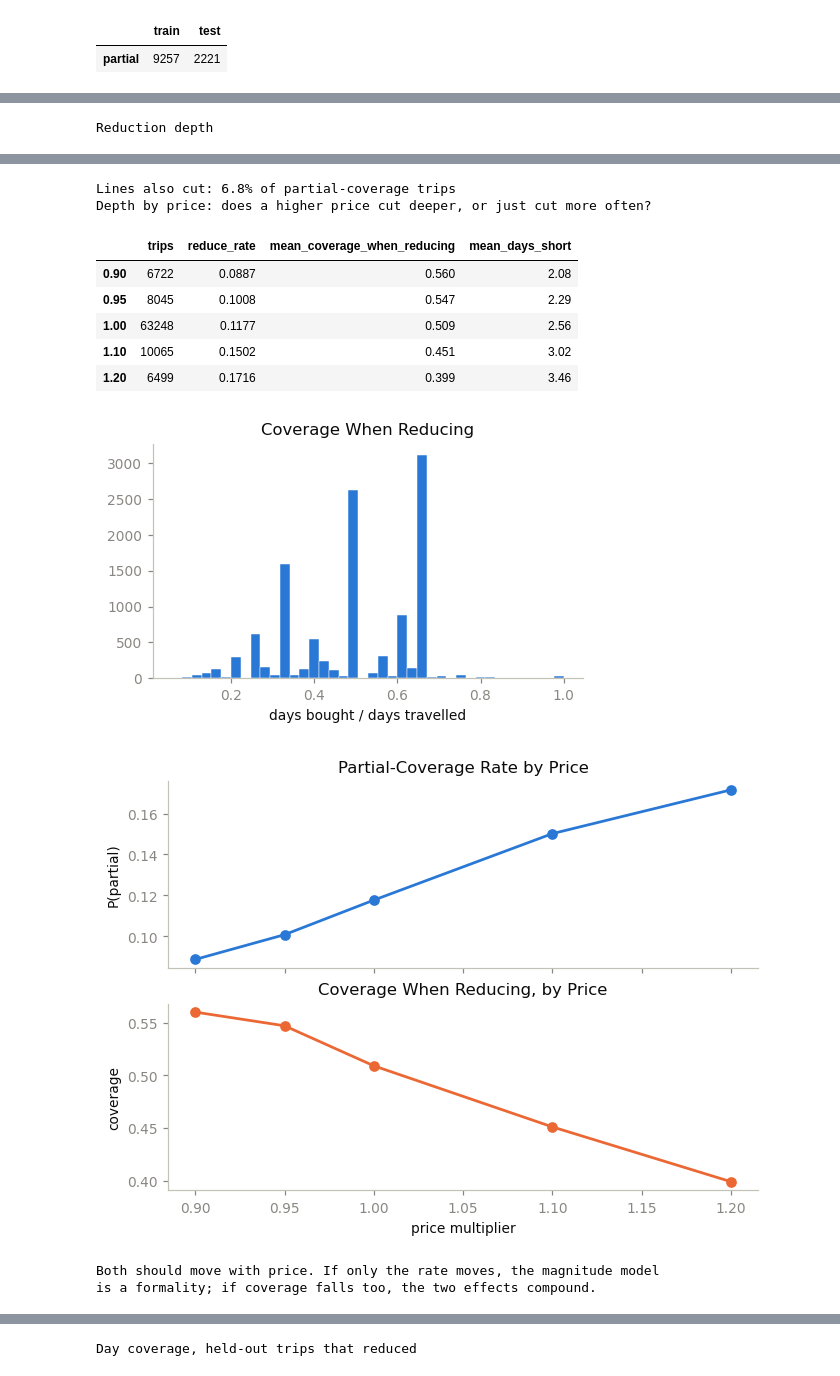
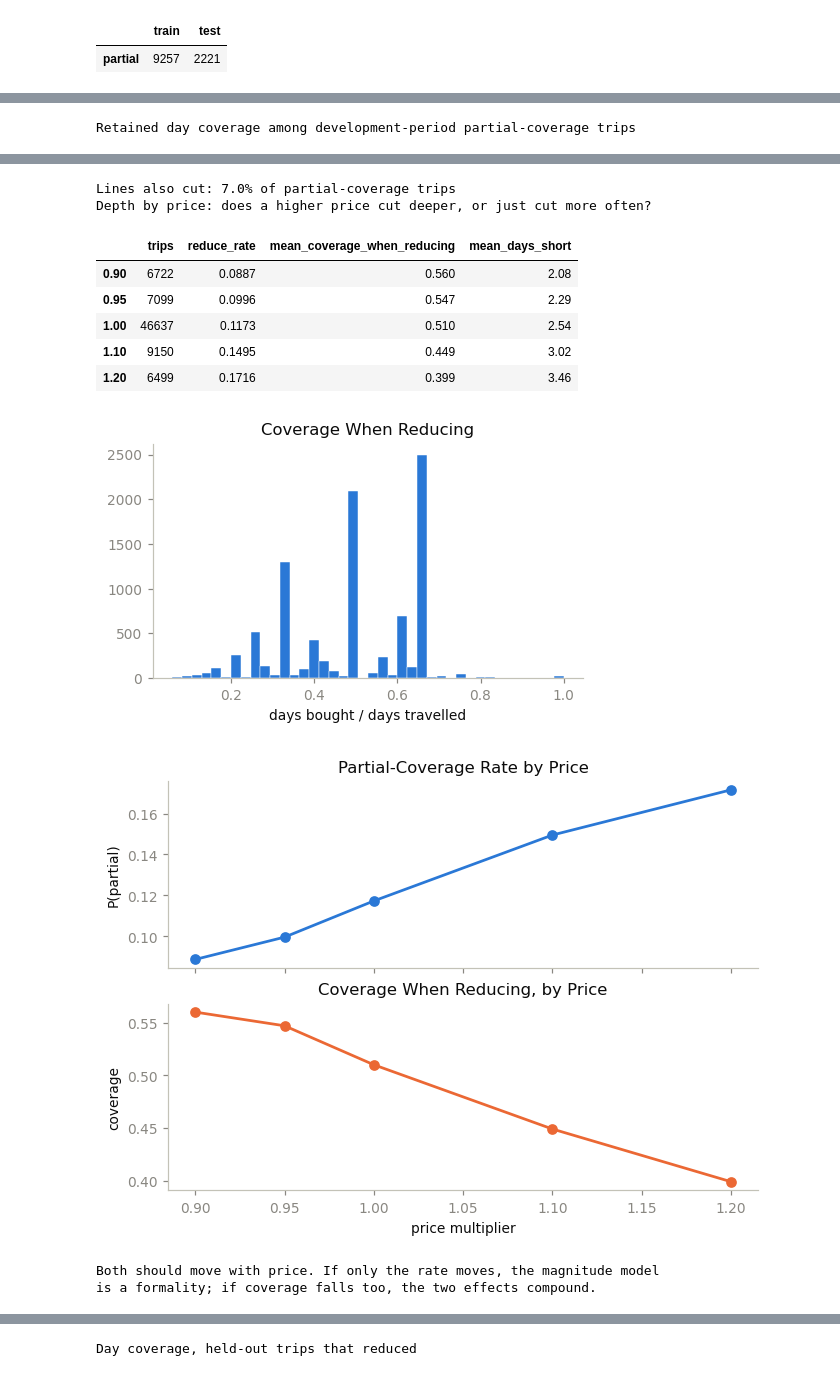
Before and after one commit to paforsey/data-science-portfolio, a Jupyter notebook: case-studies/international-roaming/international_roaming.ipynb, the cells around one changed output, grey strips where cells are left out. Saved outputs shown, nothing was run; the diff lists cells and outputs as text; code cells hidden in the pictures.

```diff
--- a/case-studies/international-roaming/international_roaming.ipynb
+++ b/case-studies/international-roaming/international_roaming.ipynb
@@ -1695,16 +1805,17 @@ display(pd.DataFrame({
 # %%
-# Examine Reduction Shape
-red = trips[trips.y == 'partial'].copy()
+# Examine Reduction Shape (development period only: months 0-19)
+dev_trips = trips[tr | ca]
+red = dev_trips[dev_trips.y == 'partial'].copy()
 red['day_cov'] = red['days_bought'] / red['days_traveled']
 red['line_cov'] = red['lines_active'] / red['lines_traveling'].clip(lower=1)
 red['days_short'] = red['days_traveled'] - red['days_bought']
 
-print('Reduction depth')
+print('Retained day coverage among development-period partial-coverage trips')
 display(red['day_cov'].describe(percentiles=[.1, .25, .5, .75, .9]).round(3).to_frame('value'))
 print(f'Lines also cut: {(red.line_cov < 0.999).mean():.1%} of partial-coverage trips')
 
 print('Depth by price: does a higher price cut deeper, or just cut more often?')
-depth = trips.assign(is_red=(trips.y == 'partial')).groupby('price_multiplier').agg(
+depth = dev_trips.assign(is_red=(dev_trips.y == 'partial')).groupby('price_multiplier').agg(
     trips=('trip_id', 'size'), reduce_rate=('is_red', 'mean')).round(4)
 depth['mean_coverage_when_reducing'] = red.groupby('price_multiplier')['day_cov'].mean().round(3)
 depth['mean_days_short'] = red.groupby('price_multiplier')['days_short'].mean().round(2)
@@ -1732,5 +1843,5 @@ plt.show()
 print('Both should move with price. If only the rate moves, the magnitude model')
 print('is a formality; if coverage falls too, the two effects compound.')
 # %% [output]
-Reduction depth
+Retained day coverage among development-period partial-coverage trips
 |  | value |
@@ -1740,19 +1851,19 @@ Reduction depth
 | min | 0.059 |
 | 10% | 0.250 |
 | 25% | 0.333 |
 | 50% | 0.500 |
 | 75% | 0.667 |
 | 90% | 0.667 |
 | max | 1.000 |
-Lines also cut: 6.8% of partial-coverage trips
+Lines also cut: 7.0% of partial-coverage trips
 Depth by price: does a higher price cut deeper, or just cut more often?
 |  | trips | reduce_rate | mean_coverage_when_reducing | mean_days_short |
 | 0.90 | 6722 | 0.0887 | 0.560 | 2.08 |
-| 0.95 | 8045 | 0.1008 | 0.547 | 2.29 |
-| 1.00 | 63248 | 0.1177 | 0.509 | 2.56 |
-| 1.10 | 10065 | 0.1502 | 0.451 | 3.02 |
+| 0.95 | 7099 | 0.0996 | 0.547 | 2.29 |
+| 1.00 | 46637 | 0.1173 | 0.510 | 2.54 |
+| 1.10 | 9150 | 0.1495 | 0.449 | 3.02 |
 | 1.20 | 6499 | 0.1716 | 0.399 | 3.46 |
-[figure, old version]
+[figure, new version]
 [figure]
 Both should move with price. If only the rate moves, the magnitude model
 is a formality; if coverage falls too, the two effects compound.
```
Also changed, not shown: parts of 74 cells of this notebook, 12 other files.
